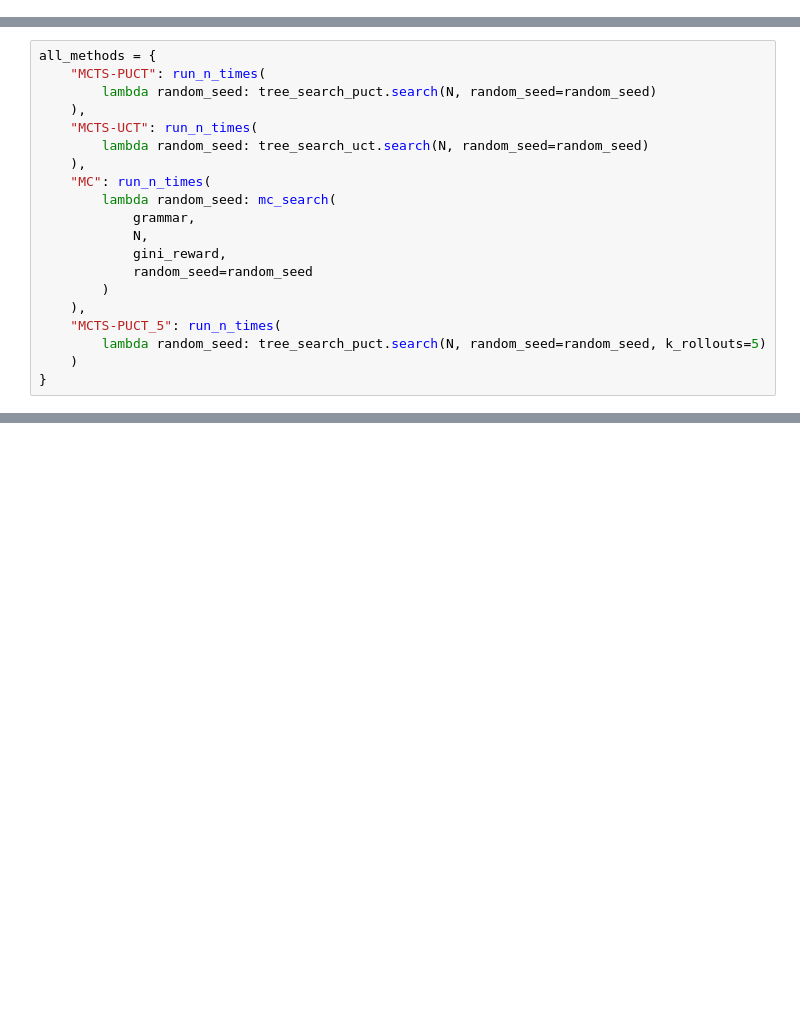
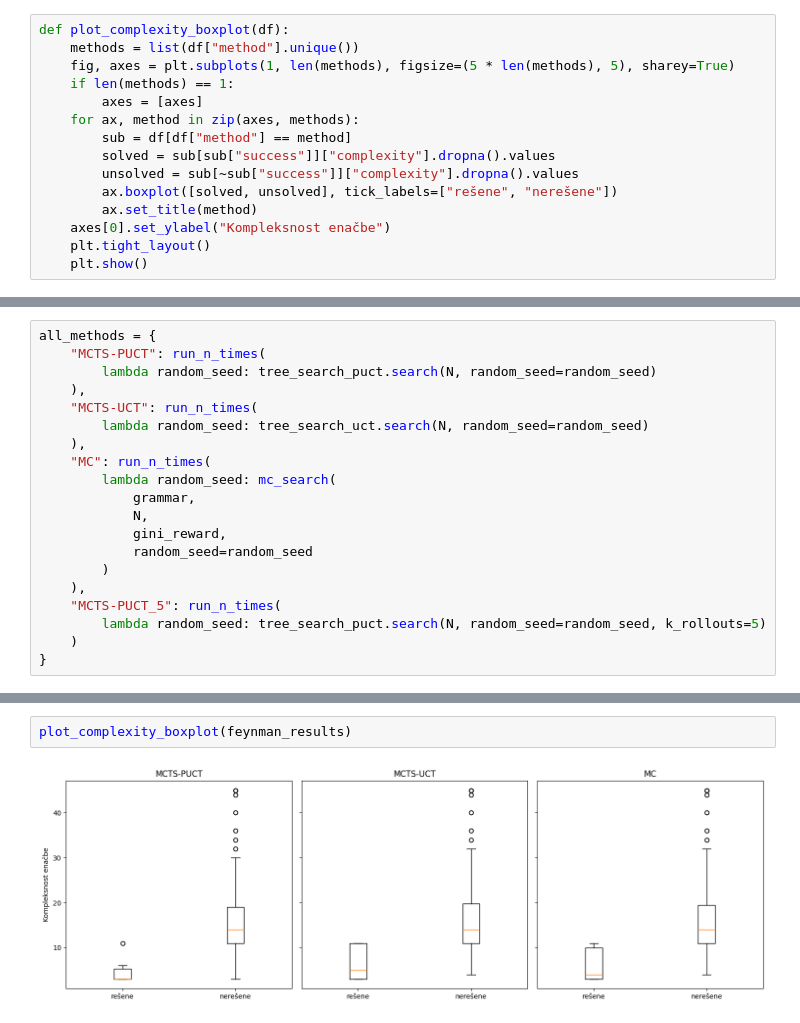
Before and after one commit to tinadrnovsek/mcts-PCFG, a Jupyter notebook: mcts.ipynb, the cells around one changed output, grey strips where cells are left out. Drawn from its saved outputs; the diff is of its cells as text; blank space fills up the shorter version.

```diff
--- a/mcts.ipynb
+++ b/mcts.ipynb
@@ -287,0 +594,15 @@ def mc_search(grammar, iterations, utility, random_seed=None):
+# %%
+def plot_complexity_boxplot(df):
+    methods = list(df["method"].unique())
+    fig, axes = plt.subplots(1, len(methods), figsize=(5 * len(methods), 5), sharey=True)
+    if len(methods) == 1:
+        axes = [axes]
+    for ax, method in zip(axes, methods):
+        sub = df[df["method"] == method]
+        solved = sub[sub["success"]]["complexity"].dropna().values
+        unsolved = sub[~sub["success"]]["complexity"].dropna().values
+        ax.boxplot([solved, unsolved], tick_labels=["rešene", "nerešene"])
+        ax.set_title(method)
+    axes[0].set_ylabel("Kompleksnost enačbe")
+    plt.tight_layout()
+    plt.show()
@@ -680,0 +721,4 @@ summary
+# %%
+plot_complexity_boxplot(feynman_results)
+# %% [output]
+[figure, added]
```
Also changed, not shown: parts of 39 cells of this notebook.
